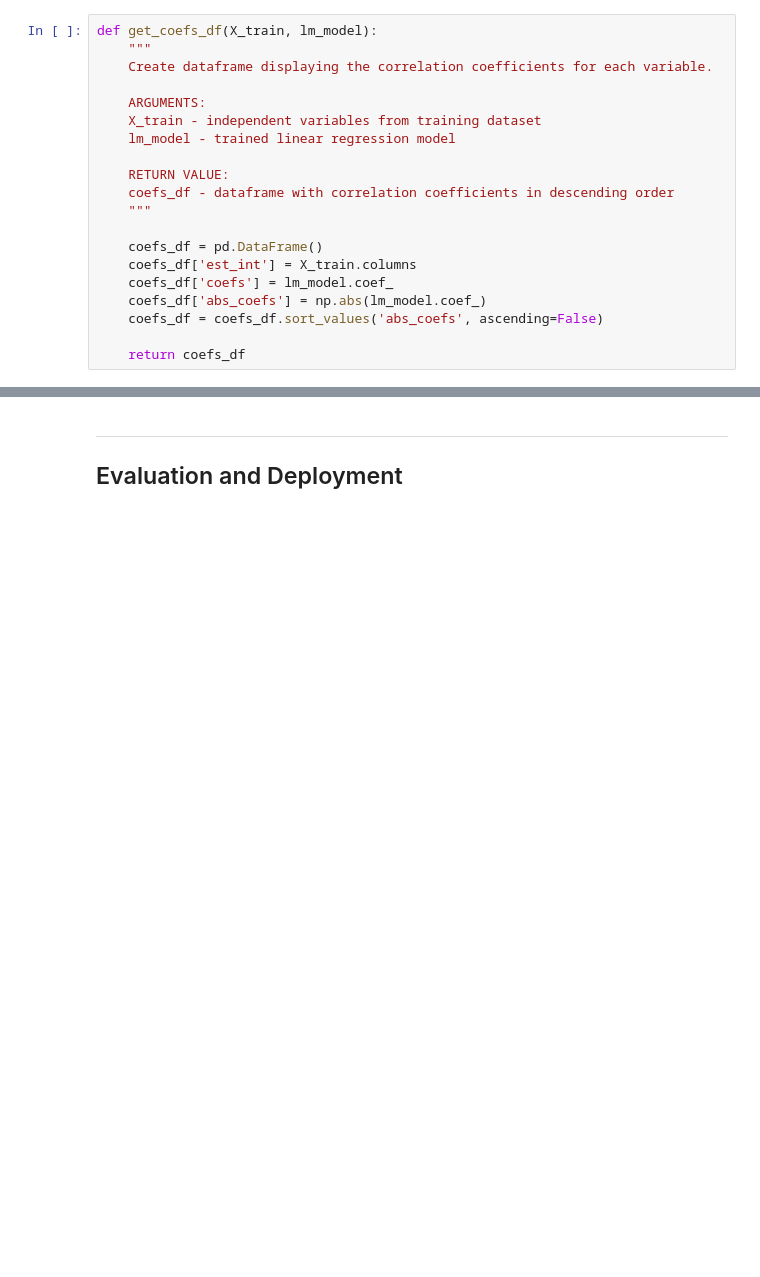
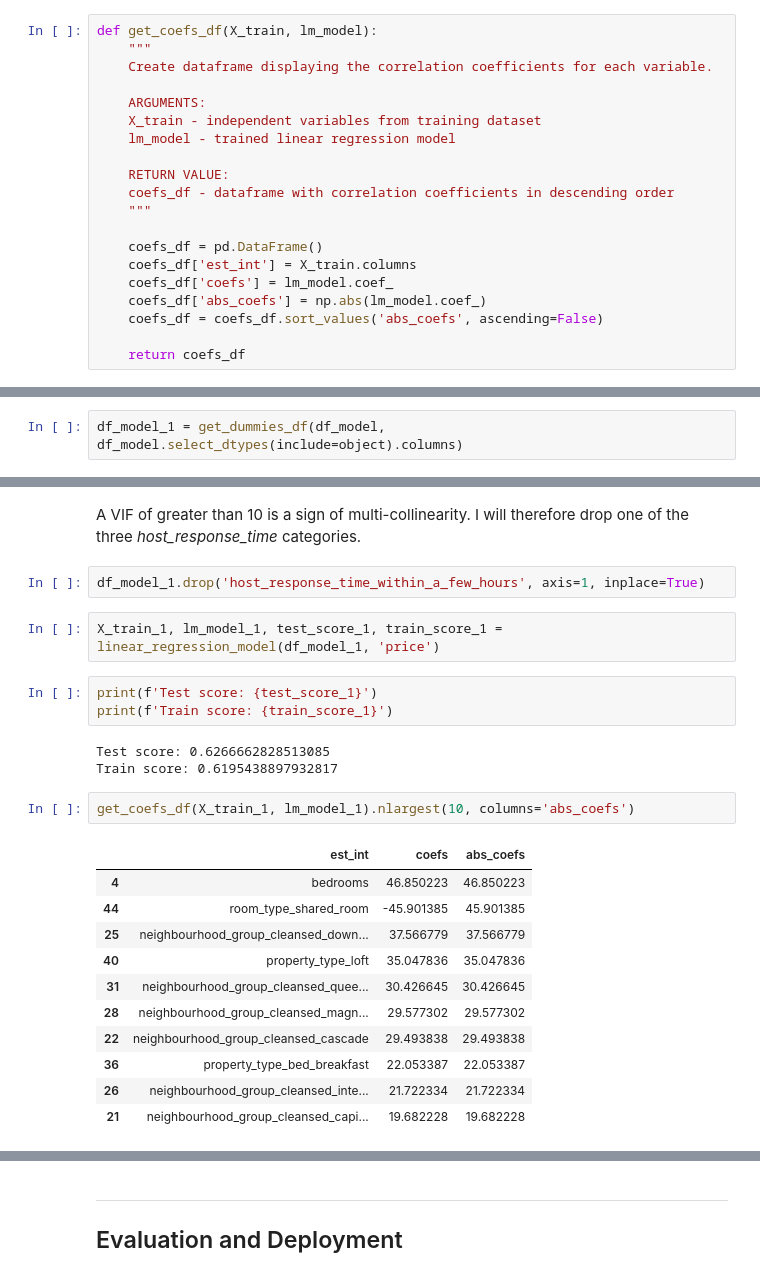
Before and after one commit to sandramuschkorgel/Udacity_Airbnb_Seattle_Analysis, a Jupyter notebook: DSND_Write_A_Data_Science_Blog_Post.ipynb, the cells around one changed output, grey strips where cells are left out. Drawn from its saved outputs; the diff is of its cells as text; blank space fills up the shorter version.

```diff
--- a/DSND_Write_A_Data_Science_Blog_Post.ipynb
+++ b/DSND_Write_A_Data_Science_Blog_Post.ipynb
@@ -1295,0 +1005,2 @@ get_coefs_df(X_train_21, lm_model_21)
+# %%
+df_model_1 = get_dummies_df(df_model, df_model.select_dtypes(include=object).columns)
@@ -1295,0 +1034,26 @@ get_coefs_df(X_train_21, lm_model_21)
+# %% [markdown]
+A VIF of greater than 10 is a sign of multi-collinearity. I will therefore drop one of the three *host_response_time* categories.
+# %%
+df_model_1.drop('host_response_time_within_a_few_hours', axis=1, inplace=True)
+# %%
+X_train_1, lm_model_1, test_score_1, train_score_1 = linear_regression_model(df_model_1, 'price')
+# %%
+print(f'Test score: {test_score_1}')
+print(f'Train score: {train_score_1}')
+# %% [output]
+Test score: 0.6266662828513085
+Train score: 0.6195438897932817
+# %%
+get_coefs_df(X_train_1, lm_model_1).nlargest(10, columns='abs_coefs')
+# %% [output]
+|  | est_int | coefs | abs_coefs |
+| 4 | bedrooms | 46.850223 | 46.850223 |
+| 44 | room_type_shared_room | -45.901385 | 45.901385 |
+| 25 | neighbourhood_group_cleansed_down... | 37.566779 | 37.566779 |
+| 40 | property_type_loft | 35.047836 | 35.047836 |
+| 31 | neighbourhood_group_cleansed_quee... | 30.426645 | 30.426645 |
+| 28 | neighbourhood_group_cleansed_magn... | 29.577302 | 29.577302 |
+| 22 | neighbourhood_group_cleansed_cascade | 29.493838 | 29.493838 |
+| 36 | property_type_bed_breakfast | 22.053387 | 22.053387 |
+| 26 | neighbourhood_group_cleansed_inte... | 21.722334 | 21.722334 |
+| 21 | neighbourhood_group_cleansed_capi... | 19.682228 | 19.682228 |
```
Also changed, not shown: parts of 76 cells of this notebook.
